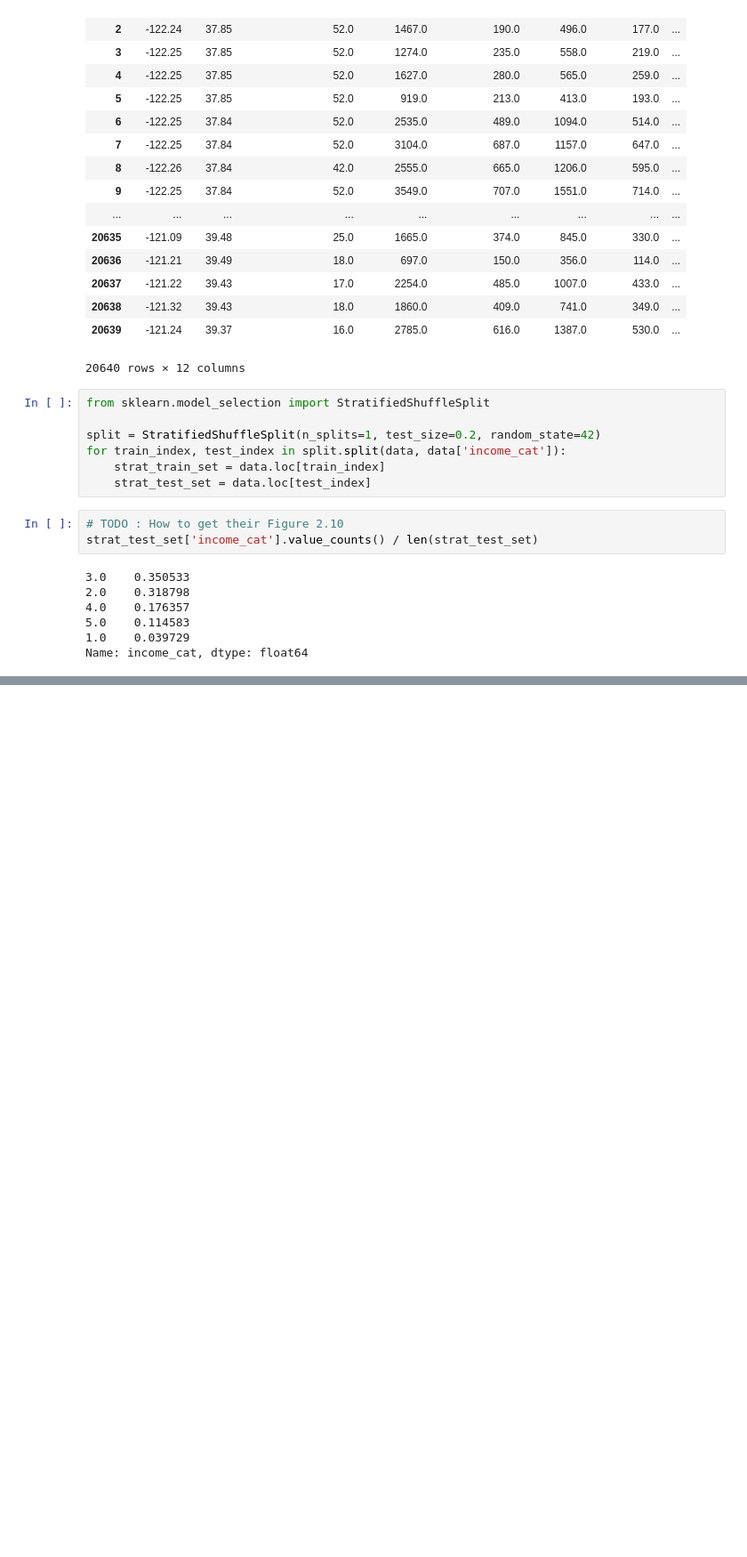
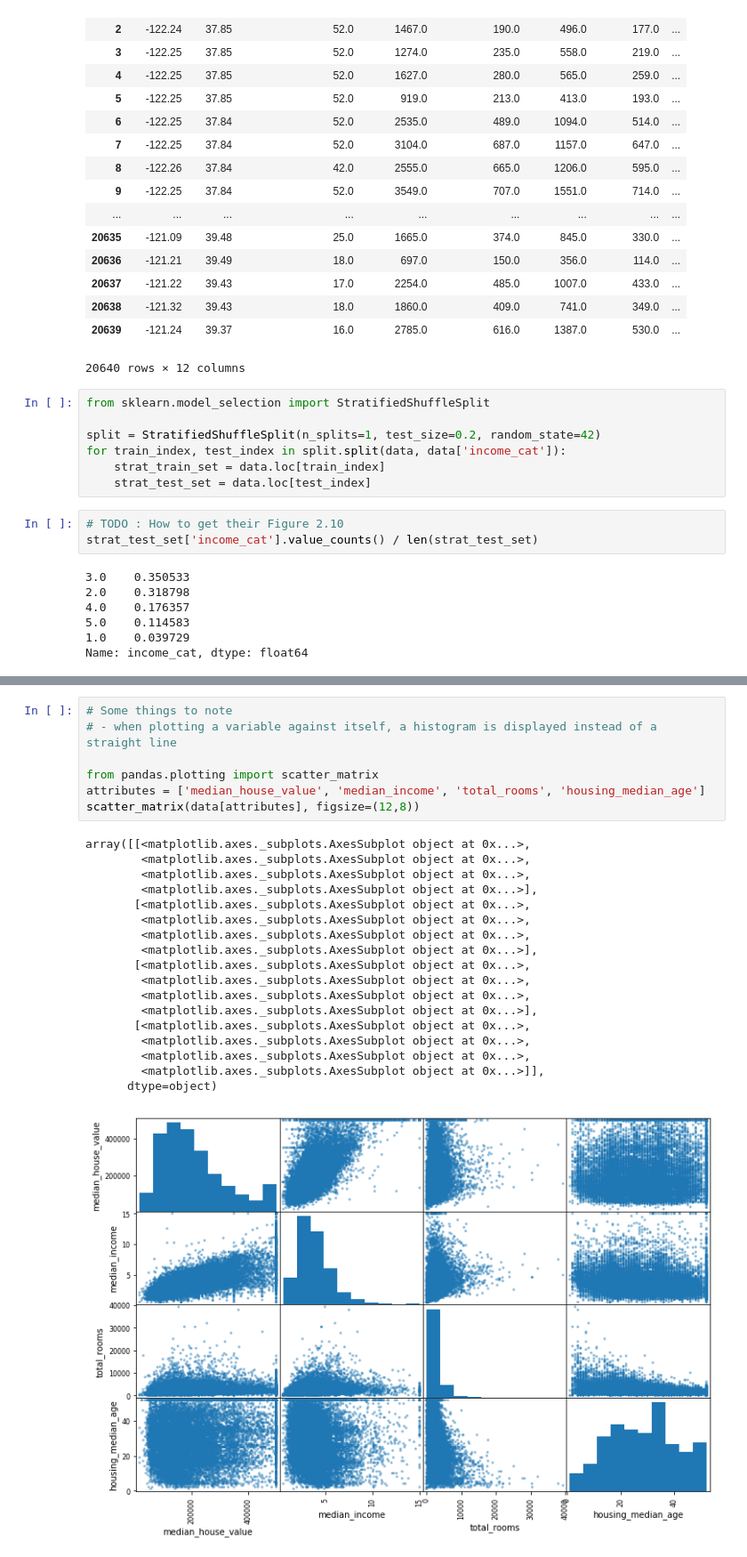
Before and after one commit to dang3r/hands-on-machine-learning, a Jupyter notebook: ch2/Chapter 2 Exercise.ipynb, the cells around one changed output, grey strips where cells are left out. Shown at 89% size. Drawn from its saved outputs; the diff is of its cells as text; blank space fills up the shorter version.

```diff
--- a/ch2/Chapter 2 Exercise.ipynb
+++ b/ch2/Chapter 2 Exercise.ipynb
@@ -202,0 +218,26 @@ data.plot(
+# %%
+# Some things to note
+# - when plotting a variable against itself, a histogram is displayed instead of a straight line
+
+from pandas.plotting import scatter_matrix
+attributes = ['median_house_value', 'median_income', 'total_rooms', 'housing_median_age']
+scatter_matrix(data[attributes], figsize=(12,8))
+# %% [output]
+array([[<matplotlib.axes._subplots.AxesSubplot object at 0x...>,
+        <matplotlib.axes._subplots.AxesSubplot object at 0x...>,
+        <matplotlib.axes._subplots.AxesSubplot object at 0x...>,
+        <matplotlib.axes._subplots.AxesSubplot object at 0x...>],
+       [<matplotlib.axes._subplots.AxesSubplot object at 0x...>,
+        <matplotlib.axes._subplots.AxesSubplot object at 0x...>,
+        <matplotlib.axes._subplots.AxesSubplot object at 0x...>,
+        <matplotlib.axes._subplots.AxesSubplot object at 0x...>],
+       [<matplotlib.axes._subplots.AxesSubplot object at 0x...>,
+        <matplotlib.axes._subplots.AxesSubplot object at 0x...>,
+        <matplotlib.axes._subplots.AxesSubplot object at 0x...>,
+        <matplotlib.axes._subplots.AxesSubplot object at 0x...>],
+       [<matplotlib.axes._subplots.AxesSubplot object at 0x...>,
+        <matplotlib.axes._subplots.AxesSubplot object at 0x...>,
+        <matplotlib.axes._subplots.AxesSubplot object at 0x...>,
+        <matplotlib.axes._subplots.AxesSubplot object at 0x...>]],
+      dtype=object)
+[figure, added]
```
Also changed, not shown: parts of 12 cells of this notebook, 21 other files.
